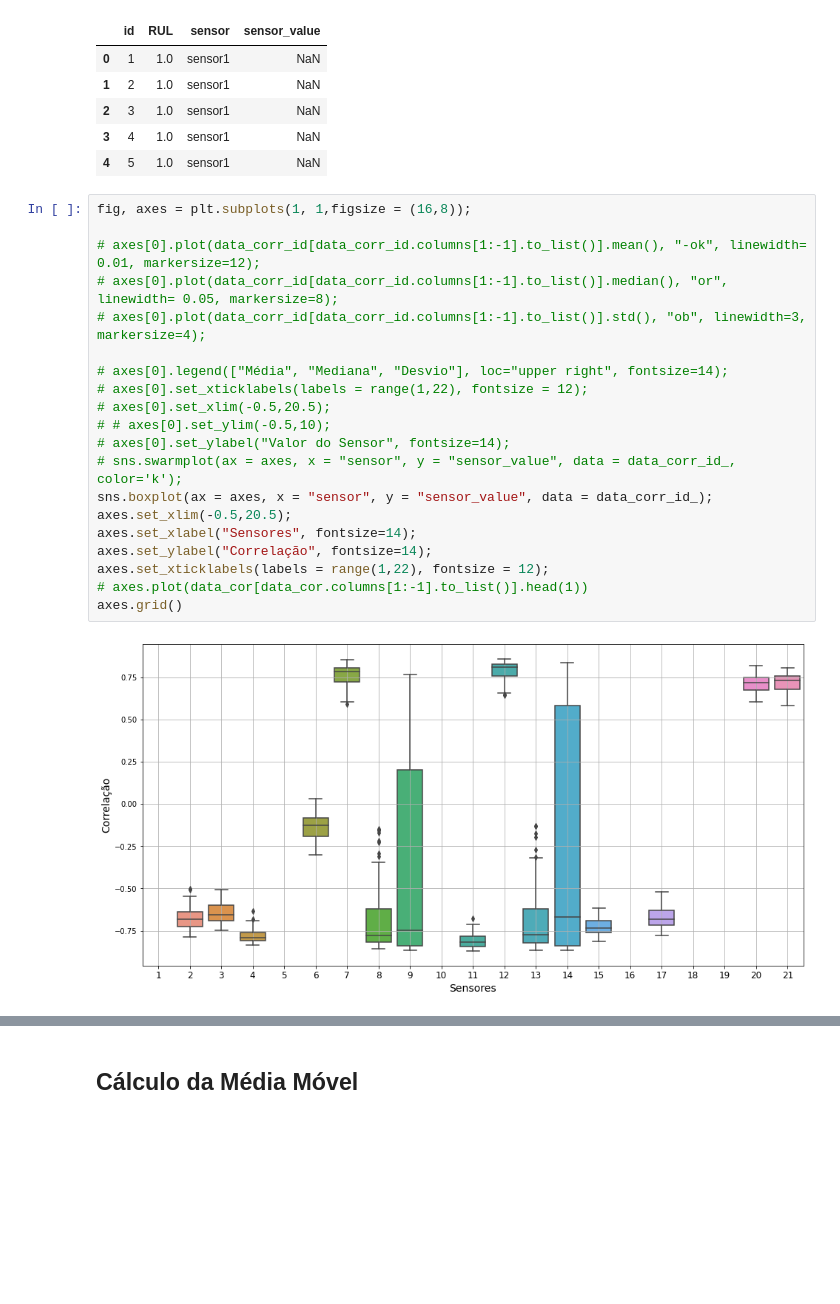
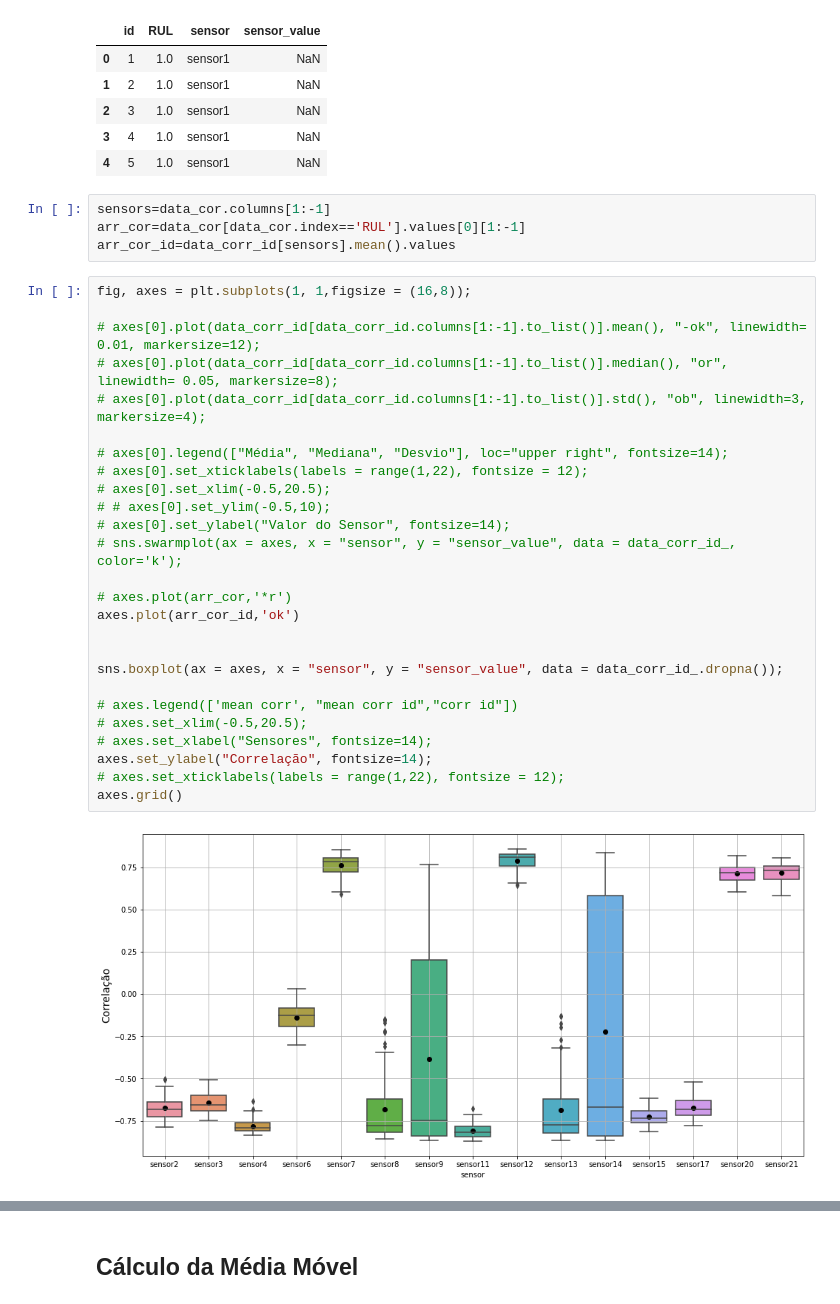
Before and after one commit to lucas-fpaiva/estatistica_pes, a Jupyter notebook: exploratory-m1.ipynb, the cells around one changed output, grey strips where cells are left out. Saved outputs shown, nothing was run; the diff lists cells and outputs as text; blank space fills up the shorter version.

```diff
--- a/exploratory-m1.ipynb
+++ b/exploratory-m1.ipynb
@@ -337,25 +277,35 @@ data_corr_id_.head()
 | 2 | 3 | 1.0 | sensor1 | NaN |
 | 3 | 4 | 1.0 | sensor1 | NaN |
 | 4 | 5 | 1.0 | sensor1 | NaN |
+# %%
+sensors=data_cor.columns[1:-1]
+arr_cor=data_cor[data_cor.index=='RUL'].values[0][1:-1]
+arr_cor_id=data_corr_id[sensors].mean().values
 # %%
 fig, axes = plt.subplots(1, 1,figsize = (16,8));
 
 # axes[0].plot(data_corr_id[data_corr_id.columns[1:-1].to_list()].mean(), "-ok", linewidth= 0.01, markersize=12);
 # axes[0].plot(data_corr_id[data_corr_id.columns[1:-1].to_list()].median(), "or", linewidth= 0.05, markersize=8);
 # axes[0].plot(data_corr_id[data_corr_id.columns[1:-1].to_list()].std(), "ob", linewidth=3, markersize=4);
 
 # axes[0].legend(["Média", "Mediana", "Desvio"], loc="upper right", fontsize=14);
 # axes[0].set_xticklabels(labels = range(1,22), fontsize = 12);
 # axes[0].set_xlim(-0.5,20.5);
 # # axes[0].set_ylim(-0.5,10);
 # axes[0].set_ylabel("Valor do Sensor", fontsize=14);
 # sns.swarmplot(ax = axes, x = "sensor", y = "sensor_value", data = data_corr_id_, color='k');
-sns.boxplot(ax = axes, x = "sensor", y = "sensor_value", data = data_corr_id_);
-axes.set_xlim(-0.5,20.5);
-axes.set_xlabel("Sensores", fontsize=14);
+
+# axes.plot(arr_cor,'*r')
+axes.plot(arr_cor_id,'ok')
+
+
+sns.boxplot(ax = axes, x = "sensor", y = "sensor_value", data = data_corr_id_.dropna());
+
+# axes.legend(['mean corr', "mean corr id","corr id"])
+# axes.set_xlim(-0.5,20.5);
+# axes.set_xlabel("Sensores", fontsize=14);
 axes.set_ylabel("Correlação", fontsize=14);
-axes.set_xticklabels(labels = range(1,22), fontsize = 12);
-# axes.plot(data_cor[data_cor.columns[1:-1].to_list()].head(1))
+# axes.set_xticklabels(labels = range(1,22), fontsize = 12);
 axes.grid()
 # %% [output]
-[figure, old version]
+[figure, new version]
```
Also changed, not shown: parts of 8 cells of this notebook.
